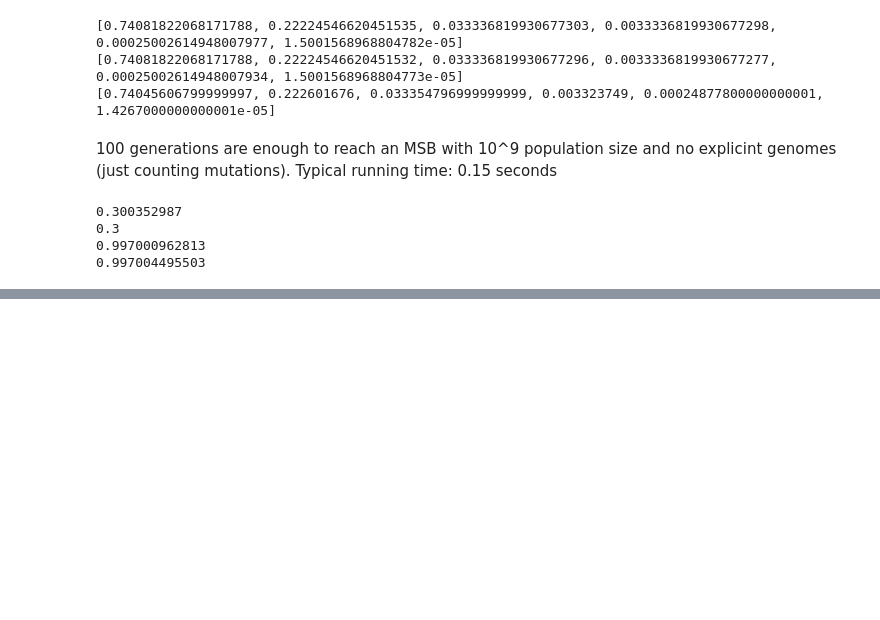
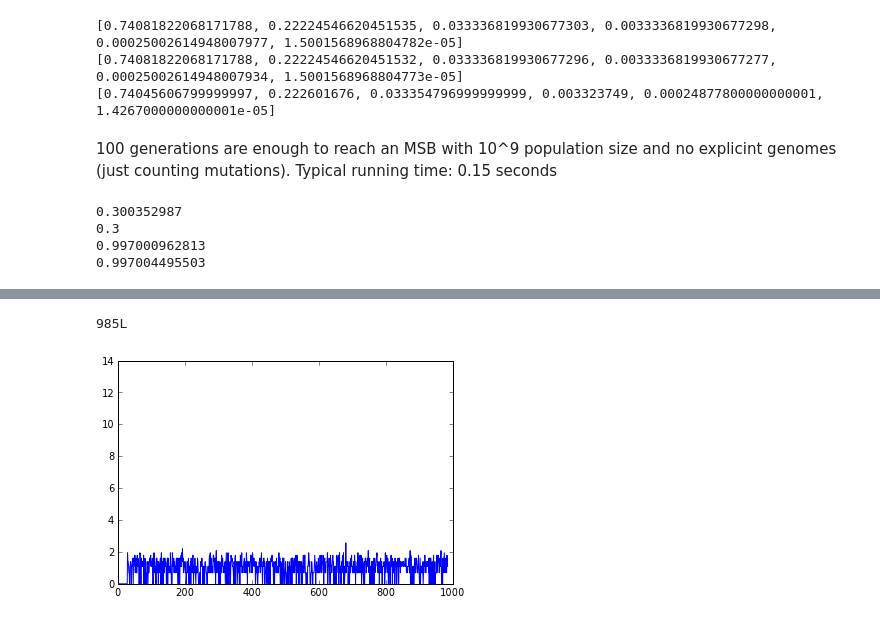
Before and after one commit to yoavram/ipython-notebooks, a Jupyter notebook: mamba notebook.ipynb, the cells around one changed output, grey strips where cells are left out. Saved outputs shown, nothing was run; the diff lists cells and outputs as text; code cells hidden in the pictures; blank space fills up the shorter version.

```diff
--- a/mamba notebook.ipynb
+++ b/mamba notebook.ipynb
@@ -20,3 +5,6 @@ numpy.int32
 # %%
 import simulation
 reload(simulation);
+# %%
+simulation.mu*=100
+simulation.mu
@@ -23,3 +13,3 @@ reload(simulation);
 # %%
-p=simulation.run()
+p,g = simulation.run(debug=True)
 # %% [output]
@@ -293,0 +305,2 @@ print e**(-model.mu)
+# %%
+p=simulation.run(0)
@@ -293,0 +392,2 @@ print e**(-model.mu)
+# %%
+p,g=simulation.run(100,10)
@@ -293,0 +408,4 @@ print e**(-model.mu)
+# %%
+p.shape[0]
+# %% [output]
+985L
@@ -293,0 +414,4 @@ print e**(-model.mu)
+# %%
+plot(log(p));
+# %% [output]
+[figure, added]
```
Also changed, not shown: parts of 52 cells of this notebook, 7 other files.
